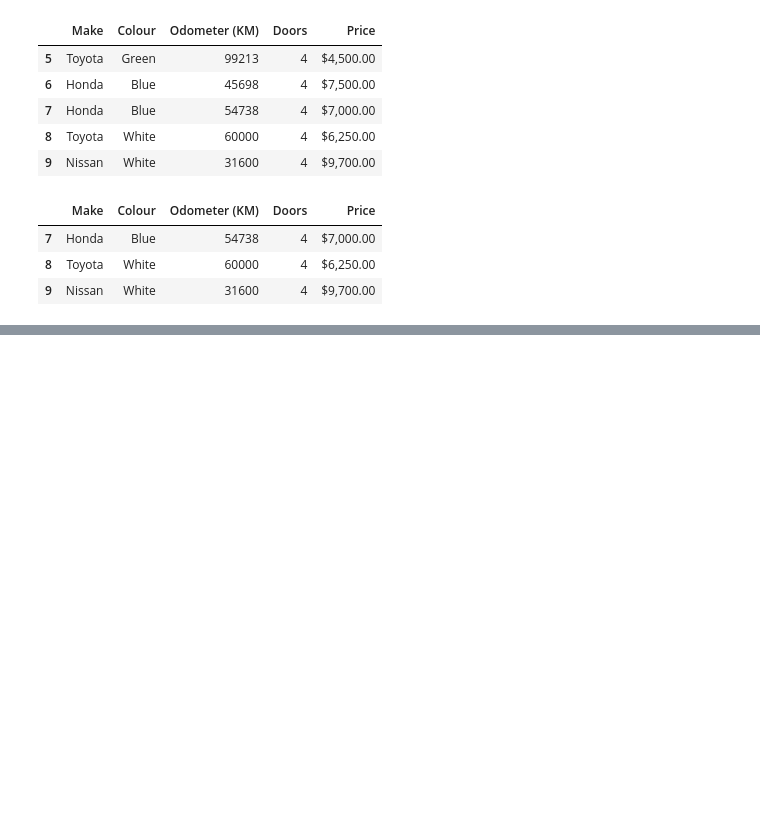
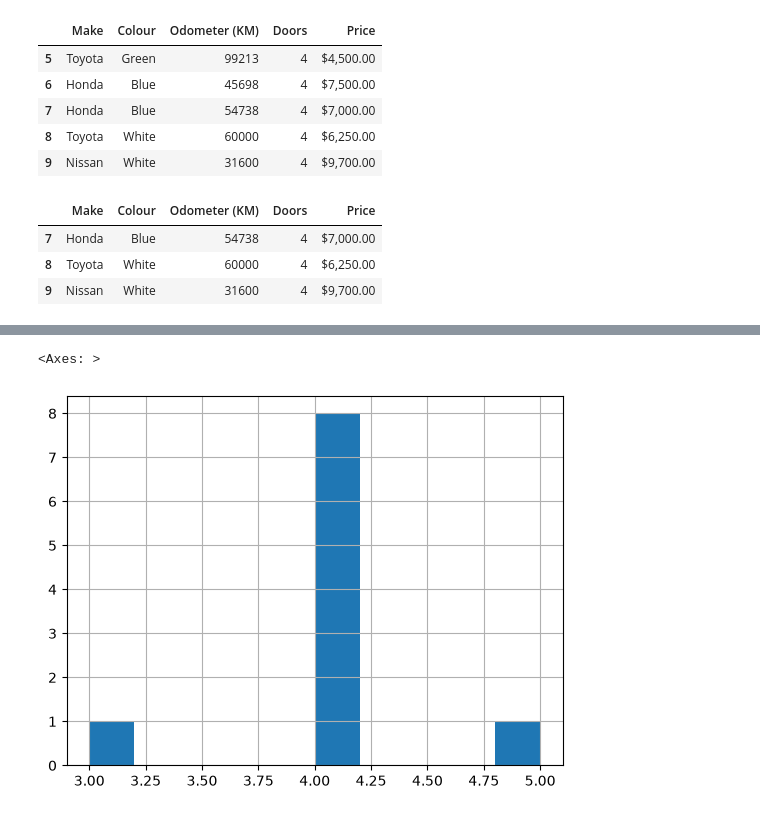
Before and after one commit to OriginalAnkit/ai-library-tutorials, a Jupyter notebook: PandaIntro.ipynb, the cells around one changed output, grey strips where cells are left out. Drawn from its saved outputs; the diff is of its cells as text; code cells hidden in the pictures; blank space fills up the shorter version.

```diff
--- a/PandaIntro.ipynb
+++ b/PandaIntro.ipynb
@@ -197,0 +348,5 @@ car_sales.tail(3)
+# %%
+car_sales['Doors'].hist()
+# %% [output]
+<Axes: >
+[figure, added]
```
Also changed, not shown: parts of 39 cells of this notebook, 1 other file.
